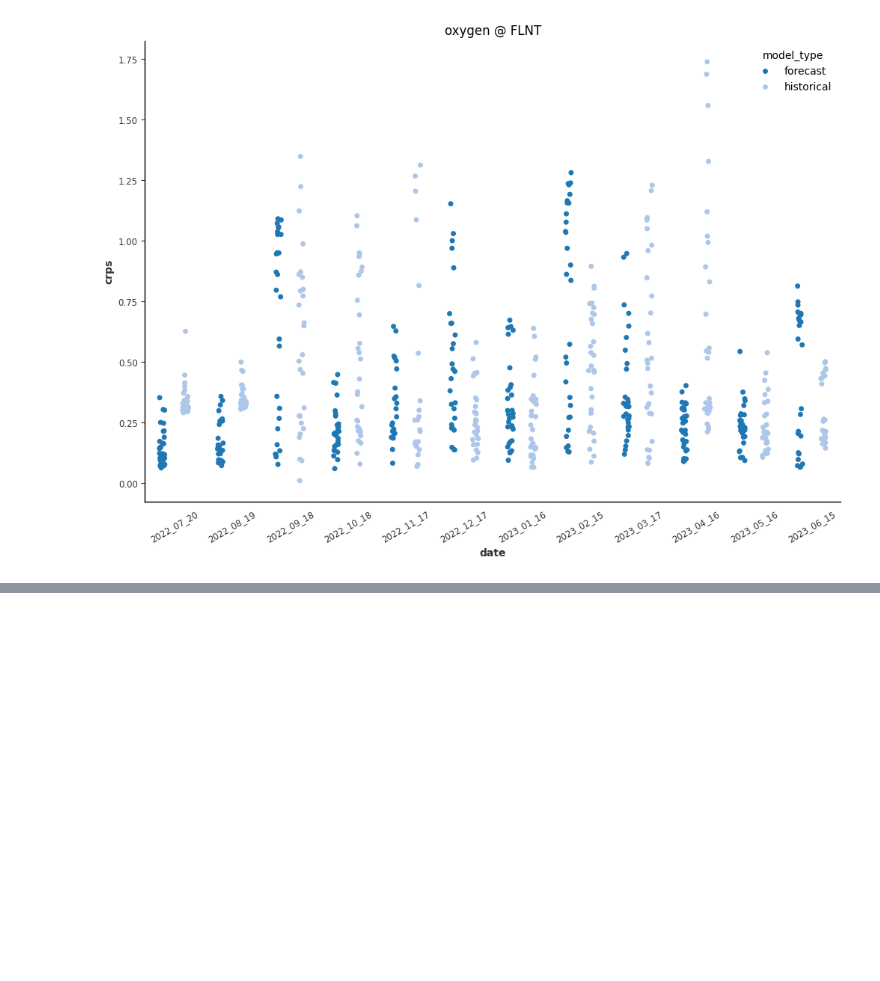
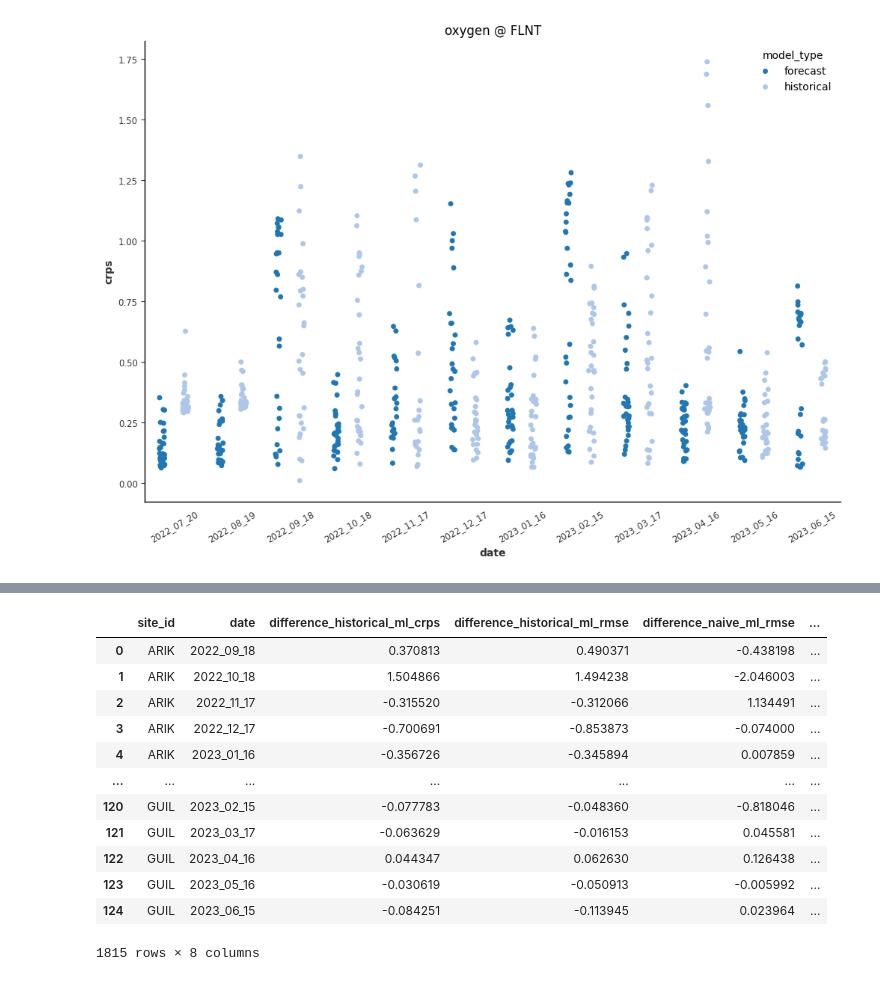
Before and after one commit to boettiger-lab/neon4cast-darts-ml, a Jupyter notebook: plotting_3_25.ipynb, the cells around one changed output, grey strips where cells are left out. Drawn from its saved outputs; the diff is of its cells as text; code cells hidden in the pictures; blank space fills up the shorter version.

```diff
--- a/plotting_3_25.ipynb
+++ b/plotting_3_25.ipynb
@@ -200,0 +281,16 @@ from
+# %%
+best_performers_dfs['oxygen']['inter']
+# %% [output]
+|  | site_id | date | difference_historical_ml_crps | difference_historical_ml_rmse | difference_naive_ml_rmse | ... |
+| 0 | ARIK | 2022_09_18 | 0.370813 | 0.490371 | -0.438198 | ... |
+| 1 | ARIK | 2022_10_18 | 1.504866 | 1.494238 | -2.046003 | ... |
+| 2 | ARIK | 2022_11_17 | -0.315520 | -0.312066 | 1.134491 | ... |
+| 3 | ARIK | 2022_12_17 | -0.700691 | -0.853873 | -0.074000 | ... |
+| 4 | ARIK | 2023_01_16 | -0.356726 | -0.345894 | 0.007859 | ... |
+| ... | ... | ... | ... | ... | ... | ... |
+| 120 | GUIL | 2023_02_15 | -0.077783 | -0.048360 | -0.818046 | ... |
+| 121 | GUIL | 2023_03_17 | -0.063629 | -0.016153 | 0.045581 | ... |
+| 122 | GUIL | 2023_04_16 | 0.044347 | 0.062630 | 0.126438 | ... |
+| 123 | GUIL | 2023_05_16 | -0.030619 | -0.050913 | -0.005992 | ... |
+| 124 | GUIL | 2023_06_15 | -0.084251 | -0.113945 | 0.023964 | ... |
+1815 rows × 8 columns
```
Also changed, not shown: parts of 16 cells of this notebook.
